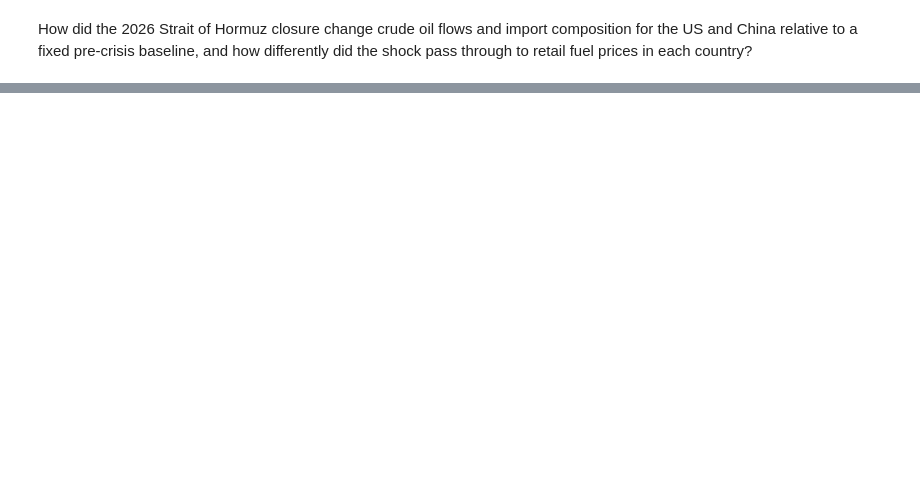
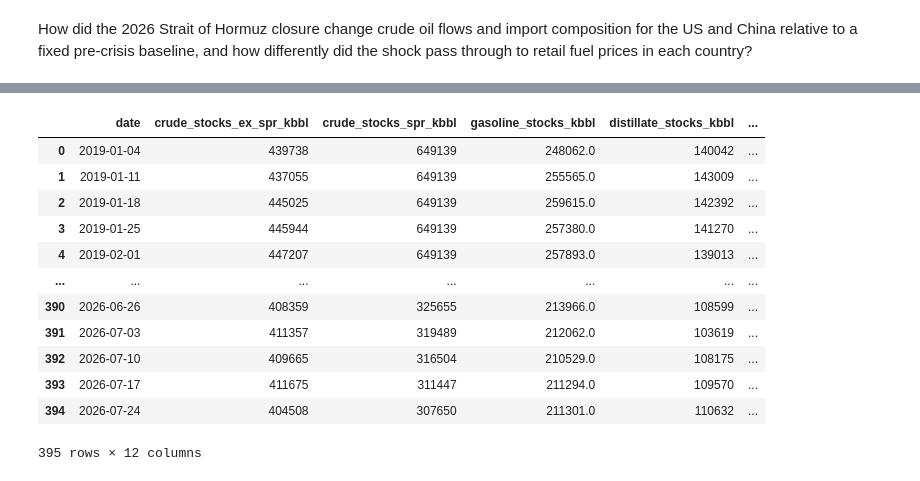
Before and after one commit to chaboihenry/oil-research, a Jupyter notebook: scripts/data_analysis.ipynb, the cells around one changed output, grey strips where cells are left out. Saved outputs shown, nothing was run; the diff lists cells and outputs as text; code cells hidden in the pictures; blank space fills up the shorter version.

```diff
--- a/scripts/data_analysis.ipynb
+++ b/scripts/data_analysis.ipynb
@@ -119,0 +181,23 @@ crisis_length 2025-10-04 2026-02-26   146          41.9         4.22         9.9
+# %%
+# How did flows change? Part 2 (us-quantities-weekly.csv)
+# ~12:1 exposure: China 5.4 vs US 0.43 mb/d Hormuz crude (EIA chokepoints, CrudeByDestination_F5, 1H25)
+US_QUANT_DIR = ROOT_DIR / 'data' / 'processed' / 'us-quantities-weekly.csv'
+
+quant_us = pd.read_csv(US_QUANT_DIR, parse_dates=['date'])
+strait_closure = pd.to_datetime('2026-02-27')
+
+# aggregate to monthly to reuse ratio and seasonal_impact helper functions
+# %% [output]
+|  | date | crude_stocks_ex_spr_kbbl | crude_stocks_spr_kbbl | gasoline_stocks_kbbl | distillate_stocks_kbbl | ... |
+| 0 | 2019-01-04 | 439738 | 649139 | 248062.0 | 140042 | ... |
+| 1 | 2019-01-11 | 437055 | 649139 | 255565.0 | 143009 | ... |
+| 2 | 2019-01-18 | 445025 | 649139 | 259615.0 | 142392 | ... |
+| 3 | 2019-01-25 | 445944 | 649139 | 257380.0 | 141270 | ... |
+| 4 | 2019-02-01 | 447207 | 649139 | 257893.0 | 139013 | ... |
+| ... | ... | ... | ... | ... | ... | ... |
+| 390 | 2026-06-26 | 408359 | 325655 | 213966.0 | 108599 | ... |
+| 391 | 2026-07-03 | 411357 | 319489 | 212062.0 | 103619 | ... |
+| 392 | 2026-07-10 | 409665 | 316504 | 210529.0 | 108175 | ... |
+| 393 | 2026-07-17 | 411675 | 311447 | 211294.0 | 109570 | ... |
+| 394 | 2026-07-24 | 404508 | 307650 | 211301.0 | 110632 | ... |
+395 rows × 12 columns
```
Also changed, not shown: parts of 3 cells of this notebook, 4 other files.
